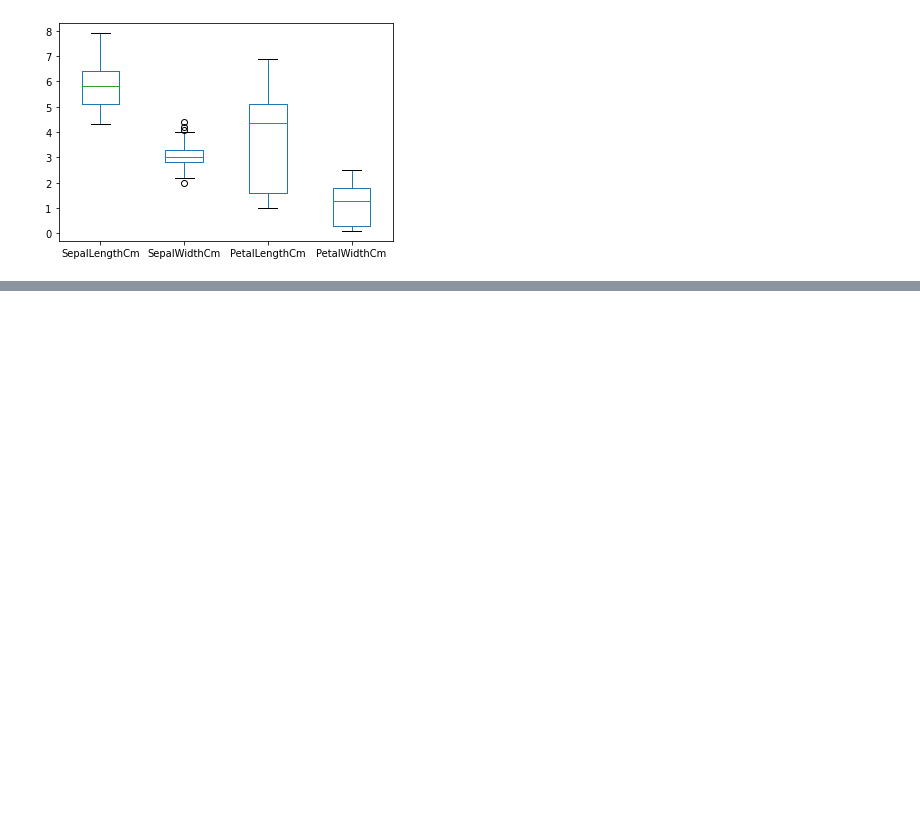
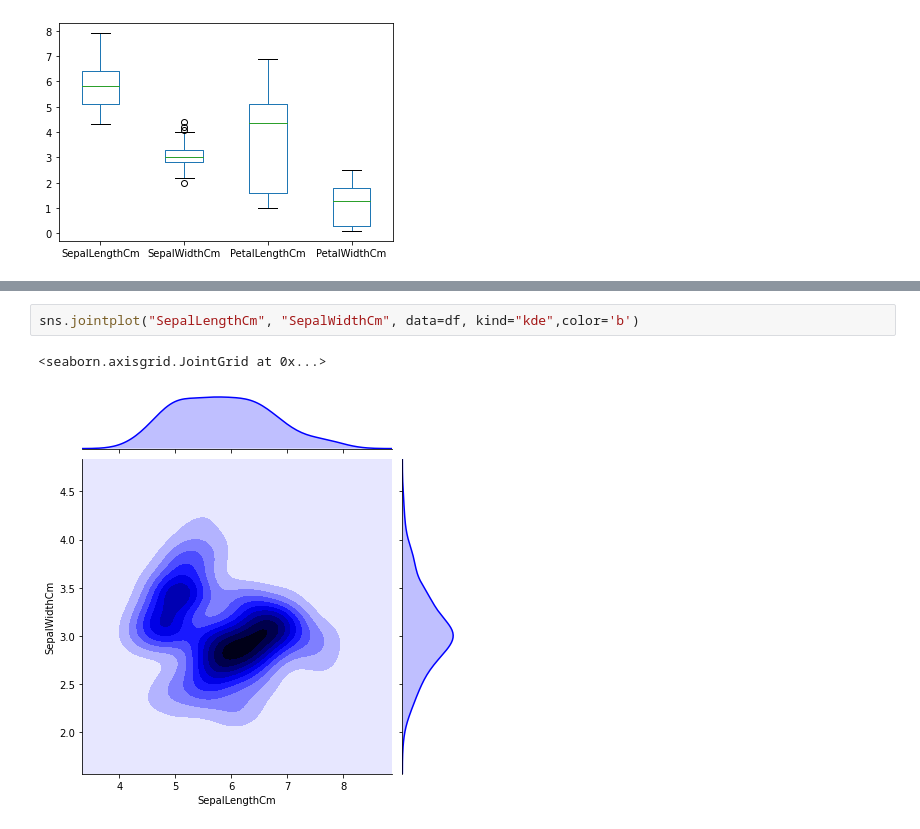
Before and after one commit to Nishidh25/Deeplearning-Models, a Jupyter notebook: iris_dataset_visualization.ipynb, the cells around one changed output, grey strips where cells are left out. Drawn from its saved outputs; the diff is of its cells as text; blank space fills up the shorter version.

```diff
--- a/iris_dataset_visualization.ipynb
+++ b/iris_dataset_visualization.ipynb
@@ -183,0 +211,5 @@ df.plot.box()
+# %%
+sns.jointplot("SepalLengthCm", "SepalWidthCm", data=df, kind="kde",color='b')
+# %% [output]
+<seaborn.axisgrid.JointGrid at 0x...>
+[figure, added]
```
Also changed, not shown: parts of 7 cells of this notebook.
